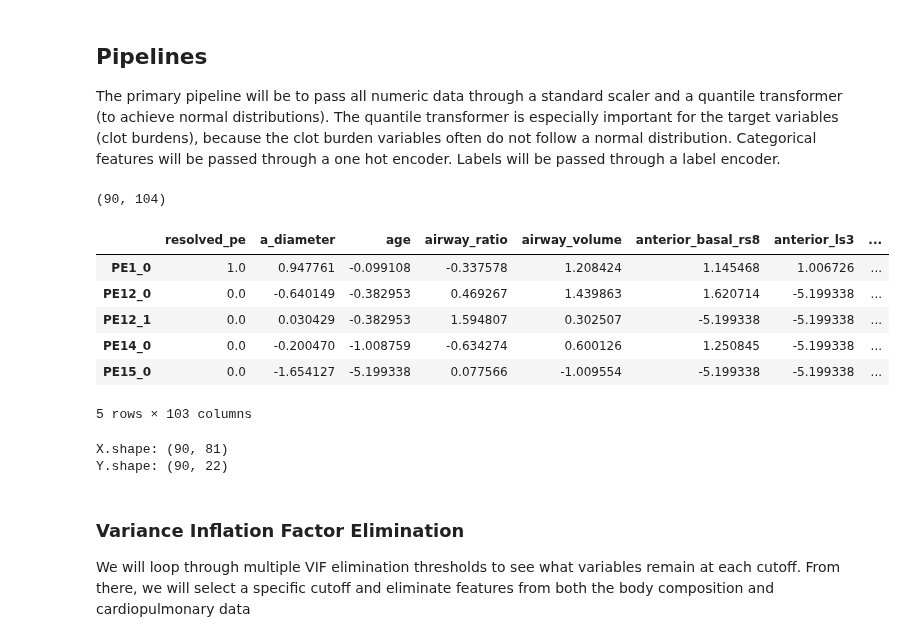
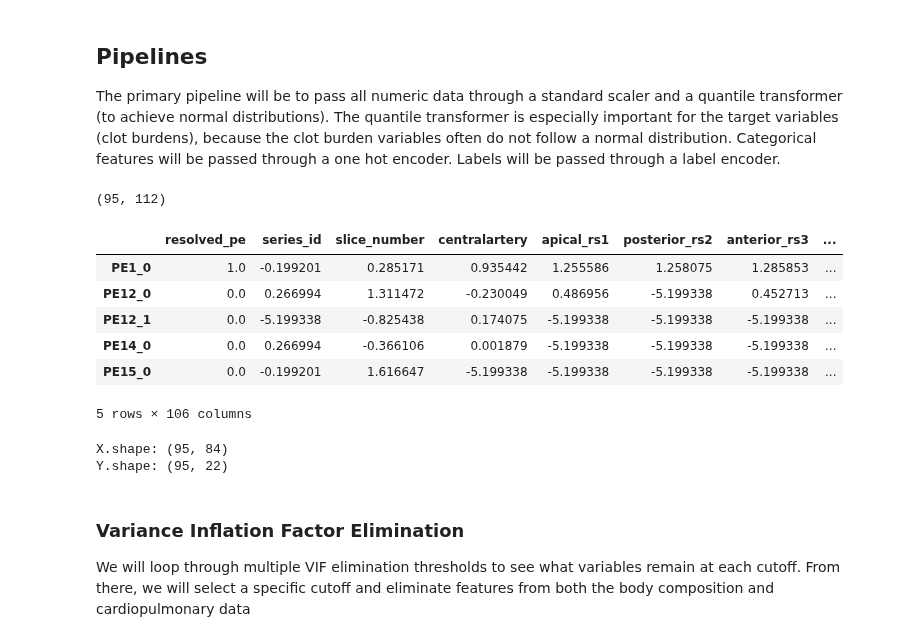
Before and after one commit to qaust/iCPET, a Jupyter notebook: src/preproccessing.ipynb, the cells around one changed output. Drawn from its saved outputs; the diff is of its cells as text; code cells hidden in the pictures.

```diff
--- a/src/preproccessing.ipynb
+++ b/src/preproccessing.ipynb
@@ -30,7 +30,7 @@ SEED = 123
 # %% [markdown]
 # Preprocessing
 # %%
-df = pd.read_pickle(Path('../data/df_clean.pkl'))
+df = pd.read_pickle(Path('../data/df_clean_w_outliers.pkl'))
 df = df.drop(columns=['study_date_mask_cl', 'study_date_mask_pe',])
 df = df.dropna(subset='total_clot_burden')
 df['resolved_pe'] = df['resolved_pe'].map({'Unresolved': 0, 'Resolved': 1})
@@ -59,7 +59,7 @@ cols = model_config.cat_targets + model_config.num_targets + model_config.body_f
 df_nonnull = df.dropna(subset=cols)
 df_nonnull.shape
 # %% [output]
-(90, 104)
+(95, 112)
 # %%
 class LabelEncoderTransformer(BaseEstimator, TransformerMixin):
 
@@ -91,31 +91,33 @@ preprocessor = ColumnTransformer(
         ('num_pipeline', num_pipeline, num_columns),
         ('cat_pipeline', cat_pipeline, cat_columns),
 	],
-	remainder='passthrough'
+	remainder='drop'
 )
 # %%
 df_pp = preprocessor.fit_transform(df_nonnull)
 
 # Get the feature names for the entire ColumnTransformer
 all_feature_names = list()
 for transformer_name, transformer, columns in preprocessor.transformers_:
+	if isinstance(transformer, str):
+		continue
 	all_feature_names.extend(transformer.get_feature_names_out(columns))
 
 df_pp = pd.DataFrame(
 	df_pp,
 	index=df_nonnull.index,
 	columns=all_feature_names
 )
 
 df_pp.head()
 # %% [output]
-|  | resolved_pe | a_diameter | age | airway_ratio | airway_volume | anterior_basal_rs8 | anterior_ls3 | ... |
-| PE1_0 | 1.0 | 0.947761 | -0.099108 | -0.337578 | 1.208424 | 1.145468 | 1.006726 | ... |
-| PE12_0 | 0.0 | -0.640149 | -0.382953 | 0.469267 | 1.439863 | 1.620714 | -5.199338 | ... |
-| PE12_1 | 0.0 | 0.030429 | -0.382953 | 1.594807 | 0.302507 | -5.199338 | -5.199338 | ... |
-| PE14_0 | 0.0 | -0.200470 | -1.008759 | -0.634274 | 0.600126 | 1.250845 | -5.199338 | ... |
-| PE15_0 | 0.0 | -1.654127 | -5.199338 | 0.077566 | -1.009554 | -5.199338 | -5.199338 | ... |
+|  | resolved_pe | series_id | slice_number | centralartery | apical_rs1 | posterior_rs2 | anterior_rs3 | ... |
+| PE1_0 | 1.0 | -0.199201 | 0.285171 | 0.935442 | 1.255586 | 1.258075 | 1.285853 | ... |
+| PE12_0 | 0.0 | 0.266994 | 1.311472 | -0.230049 | 0.486956 | -5.199338 | 0.452713 | ... |
+| PE12_1 | 0.0 | -5.199338 | -0.825438 | 0.174075 | -5.199338 | -5.199338 | -5.199338 | ... |
+| PE14_0 | 0.0 | 0.266994 | -0.366106 | 0.001879 | -5.199338 | -5.199338 | -5.199338 | ... |
+| PE15_0 | 0.0 | -0.199201 | 1.616647 | -5.199338 | -5.199338 | -5.199338 | -5.199338 | ... |
-5 rows × 103 columns
+5 rows × 106 columns
 # %%
 targets = model_config.num_targets + model_config.cat_targets
 # Separate X
@@ -126,8 +128,8 @@ Y = df_pp.loc[:, targets]
 print(f"X.shape: {X.shape}")
 print(f"Y.shape: {Y.shape}")
 # %% [output]
-X.shape: (90, 81)
-Y.shape: (90, 22)
+X.shape: (95, 84)
+Y.shape: (95, 22)
 # %% [markdown]
 ### Variance Inflation Factor Elimination
 
```
Also changed, not shown: parts of 8 cells of this notebook, 3 other files.
